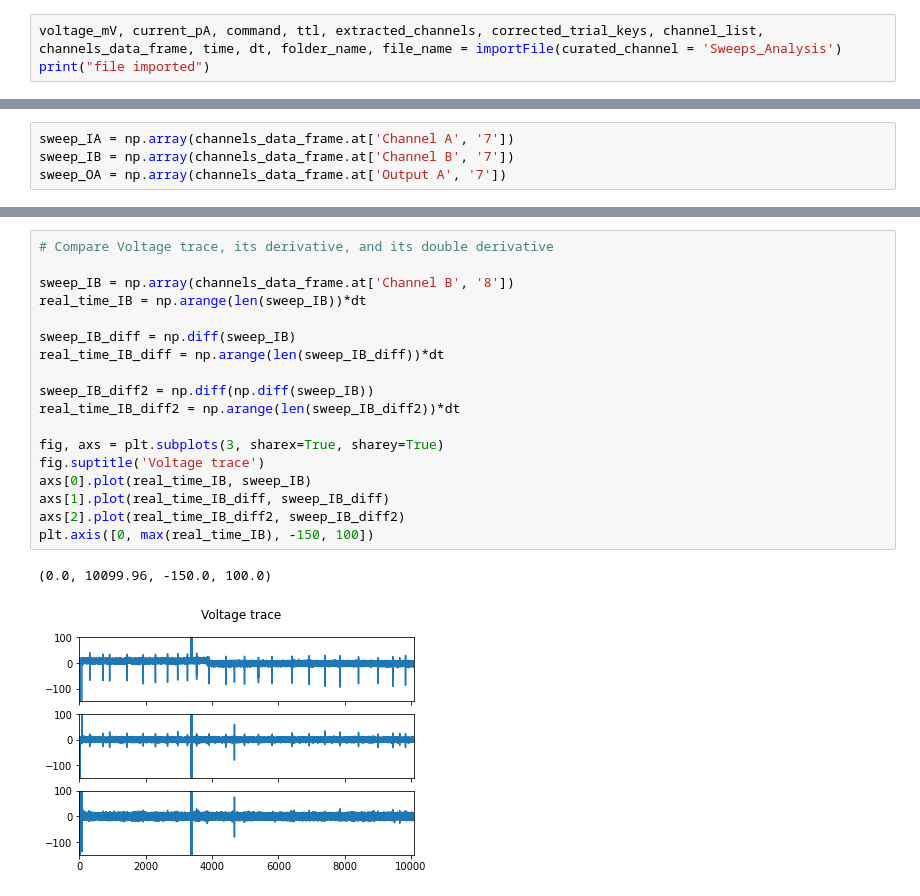
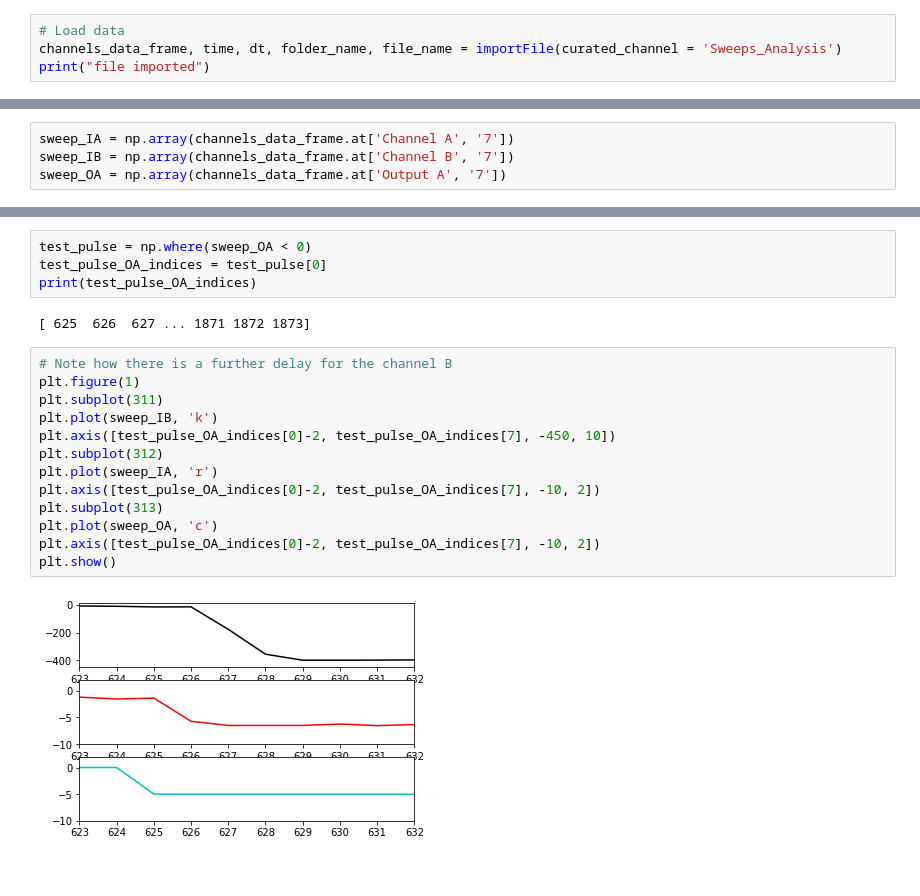
Before and after one commit to opavon/PAG_ephys_analysis, a Jupyter notebook: loose_seal/loose_seal_3_findspikes_develop.ipynb, the cells around one changed output, grey strips where cells are left out. Saved outputs shown, nothing was run; the diff lists cells and outputs as text.

```diff
--- a/loose_seal/loose_seal_3_findspikes_develop.ipynb
+++ b/loose_seal/loose_seal_3_findspikes_develop.ipynb
@@ -17,7 +17,8 @@ done!
 # %% [markdown]
 ## 1 | Open an .hdf5 file and extract channels
 # %%
-voltage_mV, current_pA, command, ttl, extracted_channels, corrected_trial_keys, channel_list, channels_data_frame, time, dt, folder_name, file_name = importFile(curated_channel = 'Sweeps_Analysis')
+# Load data
+channels_data_frame, time, dt, folder_name, file_name = importFile(curated_channel = 'Sweeps_Analysis')
 print("file imported")
 # %% [output]
 file imported
@@ -233,21 +102,21 @@ print(test_pulse_end_i)
-# %%
-# Compare Voltage trace, its derivative, and its double derivative
-
-sweep_IB = np.array(channels_data_frame.at['Channel B', '8'])
-real_time_IB = np.arange(len(sweep_IB))*dt
-
-sweep_IB_diff = np.diff(sweep_IB)
-real_time_IB_diff = np.arange(len(sweep_IB_diff))*dt
-
-sweep_IB_diff2 = np.diff(np.diff(sweep_IB))
-real_time_IB_diff2 = np.arange(len(sweep_IB_diff2))*dt
-
-fig, axs = plt.subplots(3, sharex=True, sharey=True)
-fig.suptitle('Voltage trace')
-axs[0].plot(real_time_IB, sweep_IB)
-axs[1].plot(real_time_IB_diff, sweep_IB_diff)
-axs[2].plot(real_time_IB_diff2, sweep_IB_diff2)
-plt.axis([0, max(real_time_IB), -150, 100])
-# %% [output]
-(0.0, 10099.96, -150.0, 100.0)
-[figure, removed]
+# %%
+test_pulse = np.where(sweep_OA < 0)
+test_pulse_OA_indices = test_pulse[0]
+print(test_pulse_OA_indices)
+# %% [output]
+[ 625  626  627 ... 1871 1872 1873]
+# %%
+# Note how there is a further delay for the channel B
+plt.figure(1)
+plt.subplot(311)
+plt.plot(sweep_IB, 'k')
+plt.axis([test_pulse_OA_indices[0]-2, test_pulse_OA_indices[7], -450, 10])
+plt.subplot(312)
+plt.plot(sweep_IA, 'r')
+plt.axis([test_pulse_OA_indices[0]-2, test_pulse_OA_indices[7], -10, 2])
+plt.subplot(313)
+plt.plot(sweep_OA, 'c')
+plt.axis([test_pulse_OA_indices[0]-2, test_pulse_OA_indices[7], -10, 2])
+plt.show()
+# %% [output]
+[figure, added]
```
Also changed, not shown: parts of 23 cells of this notebook.
